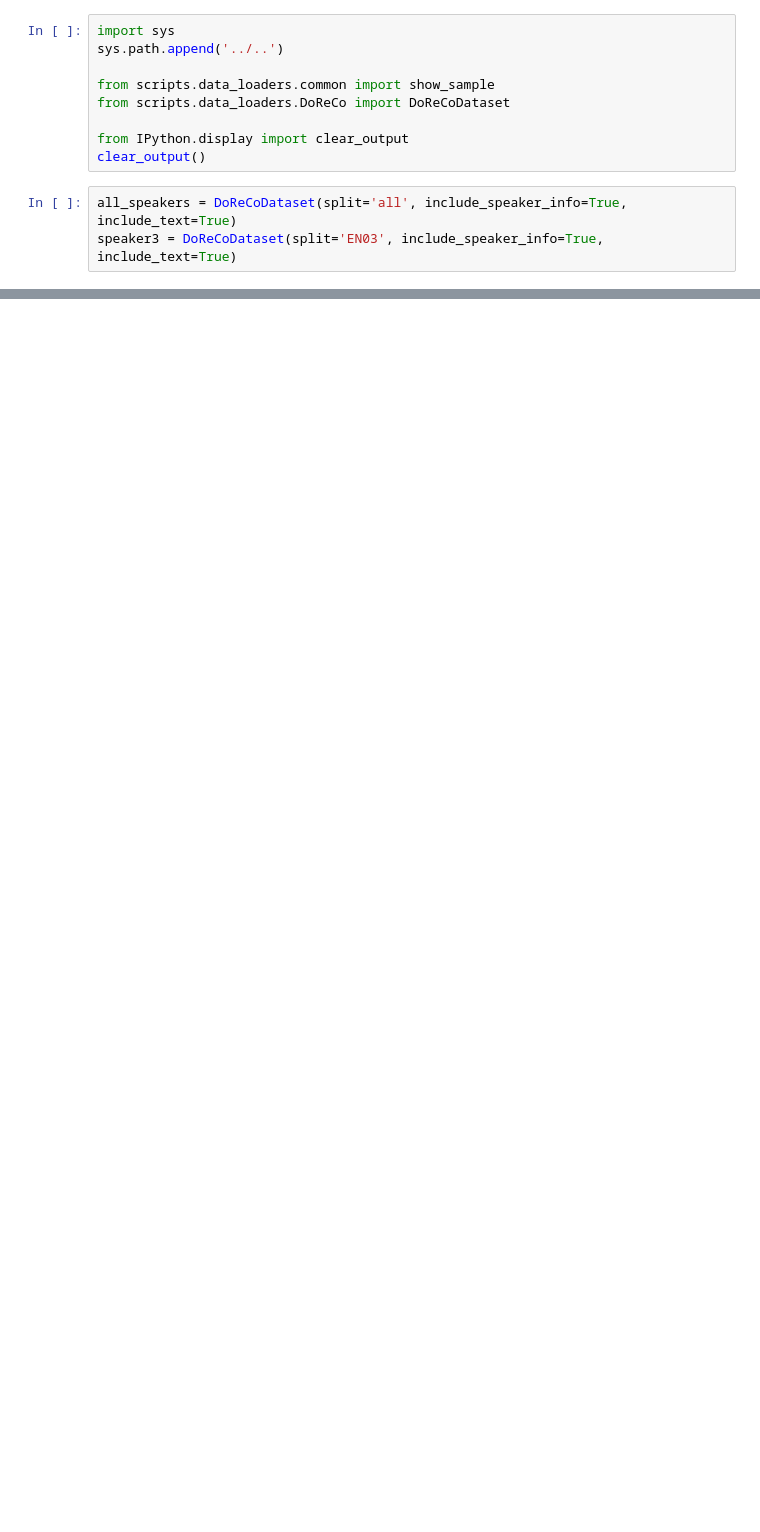
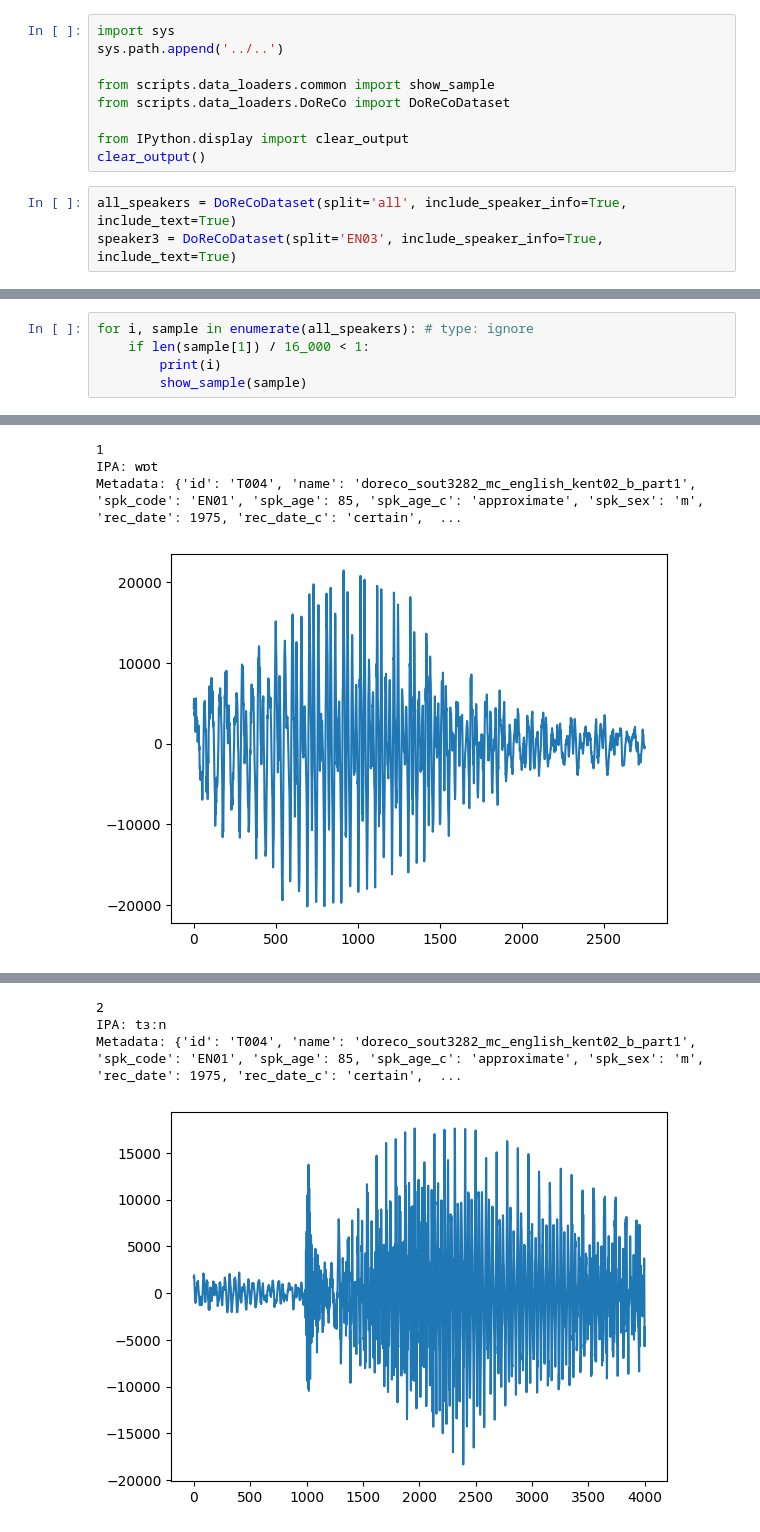
Before and after one commit to KoelLabs/ML, a Jupyter notebook: notebooks/EDA/DoReCo_EDA.ipynb, the cells around one changed output, grey strips where cells are left out. Saved outputs shown, nothing was run; the diff lists cells and outputs as text; blank space fills up the shorter version.

Commit message:
inspect super short doreco clips

```diff
--- a/notebooks/EDA/DoReCo_EDA.ipynb
+++ b/notebooks/EDA/DoReCo_EDA.ipynb
@@ -24,3 +24,9 @@ IPA: juːzhævɔːlsɔːtsɒvɹemɪdɪzəndsiːkɹətsɒvðeəəʊnjuːnəʊ
 Metadata: {'id': 'T007', 'name': 'doreco_sout3282_mc_english_kent03_b_part1', 'spk_code': 'EN03', 'spk_age': 87, 'spk_age_c': 'approximate', 'spk_sex': 'm', 'rec_date': 1976, 'rec_date_c': 'certain',  ...
 [figure]
 [interactive output not drawn]
+# %%
+for i, sample in enumerate(all_speakers): # type: ignore
+    if len(sample[1]) / 16_000 < 1:
+        print(i)
+        show_sample(sample)
+# %% [output]
@@ -26,0 +38,4 @@ Metadata: {'id': 'T007', 'name': 'doreco_sout3282_mc_english_kent03_b_part1', 's
+1
+IPA: wɒt
+Metadata: {'id': 'T004', 'name': 'doreco_sout3282_mc_english_kent02_b_part1', 'spk_code': 'EN01', 'spk_age': 85, 'spk_age_c': 'approximate', 'spk_sex': 'm', 'rec_date': 1975, 'rec_date_c': 'certain',  ...
+[figure, added]
@@ -26,0 +43,4 @@ Metadata: {'id': 'T007', 'name': 'doreco_sout3282_mc_english_kent03_b_part1', 's
+2
+IPA: tɜːn
+Metadata: {'id': 'T004', 'name': 'doreco_sout3282_mc_english_kent02_b_part1', 'spk_code': 'EN01', 'spk_age': 85, 'spk_age_c': 'approximate', 'spk_sex': 'm', 'rec_date': 1975, 'rec_date_c': 'certain',  ...
+[figure, added]
```
Also changed, not shown: parts of 1 cell of this notebook.
